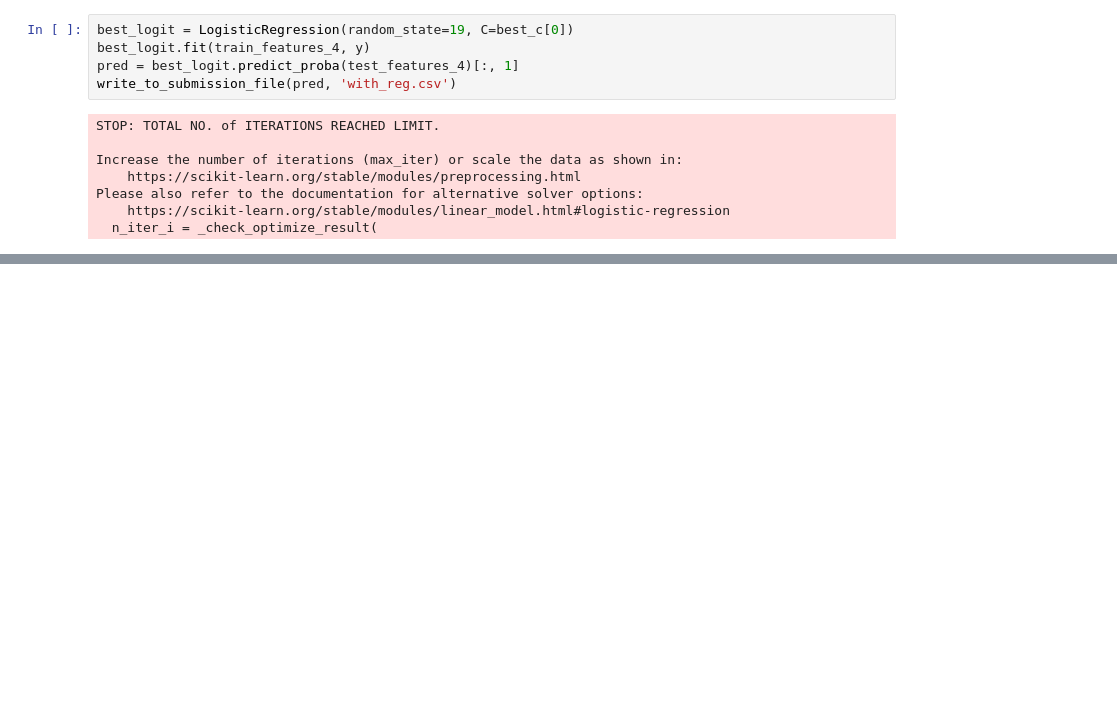
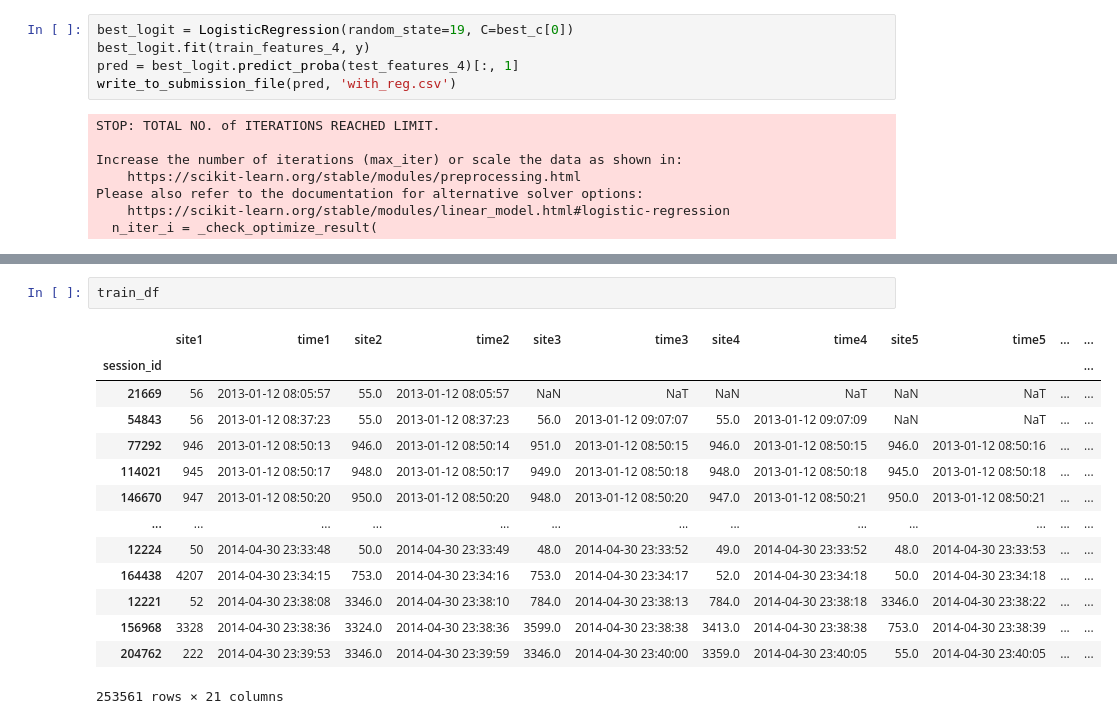
Before and after one commit to kremenevskiy/kaggle-competitions, a Jupyter notebook: catch-me-if-you-can-Alice/catch_me_if_you_can_Alice.ipynb, the cells around one changed output, grey strips where cells are left out. Cells and saved outputs as stored; diff of their text form; blank space fills up the shorter version.

```diff
--- a/catch-me-if-you-can-Alice/catch_me_if_you_can_Alice.ipynb
+++ b/catch-me-if-you-can-Alice/catch_me_if_you_can_Alice.ipynb
@@ -607,0 +655,17 @@ Please also refer to the documentation for alternative solver options:
+# %%
+train_df
+# %% [output]
+|  | site1 | time1 | site2 | time2 | site3 | time3 | site4 | time4 | site5 | time5 | ... | ... |
+| session_id |  |  |  |  |  |  |  |  |  |  |  | ... |
+| 21669 | 56 | 2013-01-12 08:05:57 | 55.0 | 2013-01-12 08:05:57 | NaN | NaT | NaN | NaT | NaN | NaT | ... | ... |
+| 54843 | 56 | 2013-01-12 08:37:23 | 55.0 | 2013-01-12 08:37:23 | 56.0 | 2013-01-12 09:07:07 | 55.0 | 2013-01-12 09:07:09 | NaN | NaT | ... | ... |
+| 77292 | 946 | 2013-01-12 08:50:13 | 946.0 | 2013-01-12 08:50:14 | 951.0 | 2013-01-12 08:50:15 | 946.0 | 2013-01-12 08:50:15 | 946.0 | 2013-01-12 08:50:16 | ... | ... |
+| 114021 | 945 | 2013-01-12 08:50:17 | 948.0 | 2013-01-12 08:50:17 | 949.0 | 2013-01-12 08:50:18 | 948.0 | 2013-01-12 08:50:18 | 945.0 | 2013-01-12 08:50:18 | ... | ... |
+| 146670 | 947 | 2013-01-12 08:50:20 | 950.0 | 2013-01-12 08:50:20 | 948.0 | 2013-01-12 08:50:20 | 947.0 | 2013-01-12 08:50:21 | 950.0 | 2013-01-12 08:50:21 | ... | ... |
+| ... | ... | ... | ... | ... | ... | ... | ... | ... | ... | ... | ... | ... |
+| 12224 | 50 | 2014-04-30 23:33:48 | 50.0 | 2014-04-30 23:33:49 | 48.0 | 2014-04-30 23:33:52 | 49.0 | 2014-04-30 23:33:52 | 48.0 | 2014-04-30 23:33:53 | ... | ... |
+| 164438 | 4207 | 2014-04-30 23:34:15 | 753.0 | 2014-04-30 23:34:16 | 753.0 | 2014-04-30 23:34:17 | 52.0 | 2014-04-30 23:34:18 | 50.0 | 2014-04-30 23:34:18 | ... | ... |
+| 12221 | 52 | 2014-04-30 23:38:08 | 3346.0 | 2014-04-30 23:38:10 | 784.0 | 2014-04-30 23:38:13 | 784.0 | 2014-04-30 23:38:18 | 3346.0 | 2014-04-30 23:38:22 | ... | ... |
+| 156968 | 3328 | 2014-04-30 23:38:36 | 3324.0 | 2014-04-30 23:38:36 | 3599.0 | 2014-04-30 23:38:38 | 3413.0 | 2014-04-30 23:38:38 | 753.0 | 2014-04-30 23:38:39 | ... | ... |
+| 204762 | 222 | 2014-04-30 23:39:53 | 3346.0 | 2014-04-30 23:39:59 | 3346.0 | 2014-04-30 23:40:00 | 3359.0 | 2014-04-30 23:40:05 | 55.0 | 2014-04-30 23:40:05 | ... | ... |
+253561 rows × 21 columns
```
Also changed, not shown: parts of 106 cells of this notebook.
